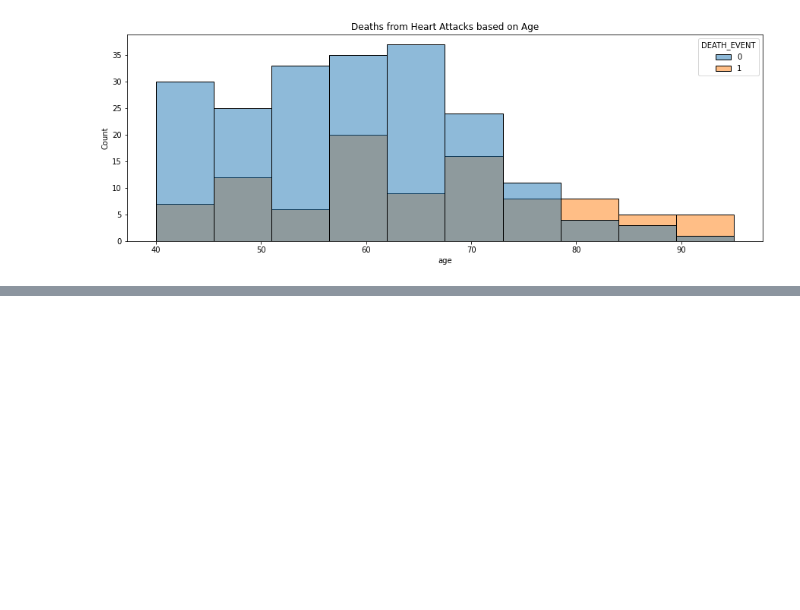
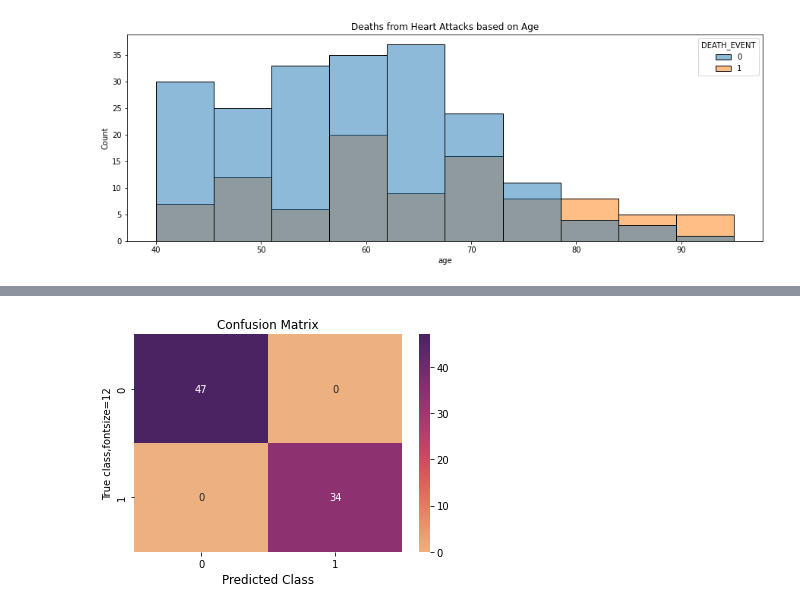
Before and after one commit to uzeziogho/MLDM, a Jupyter notebook: Classifiers.ipynb, the cells around one changed output, grey strips where cells are left out. Cells and saved outputs as stored; diff of their text form; code cells hidden in the pictures; blank space fills up the shorter version.

```diff
--- a/Classifiers.ipynb
+++ b/Classifiers.ipynb
@@ -154,0 +238,10 @@ weighted avg       0.77      0.77      0.74        90
+# %%
+from sklearn import metrics
+acc=metrics.accuracy_score(y_test,y_pred)
+print('accuracy:%.2f\n\n'%(acc))
+cm=metrics.confusion_matrix(y_test,y_pred)
+print('Confusion Matrix:')
+print(cm,'\n\n')
+print('----------------------------------------------------------')
+result=metrics.classification_report(y_test,y_pred)
+print(result)
@@ -154,0 +266,9 @@ weighted avg       0.77      0.77      0.74        90
+# %%
+ax=sns.heatmap(cm,cmap='flare',annot=True,fmt='d')
+
+plt.xlabel("Predicted Class",fontsize=12)
+plt.ylabel("True class,fontsize=12")
+plt.title("Confusion Matrix",fontsize=12)
+plt.show()
+# %% [output]
+[figure, added]
```
Also changed, not shown: parts of 30 cells of this notebook.
